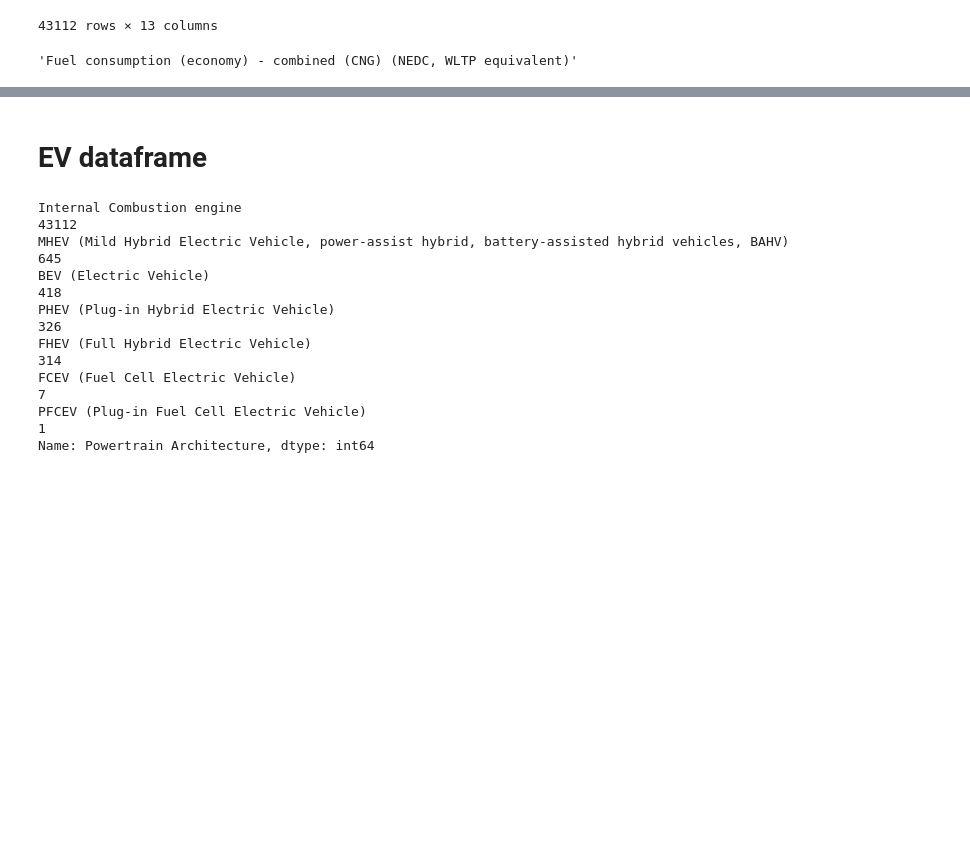
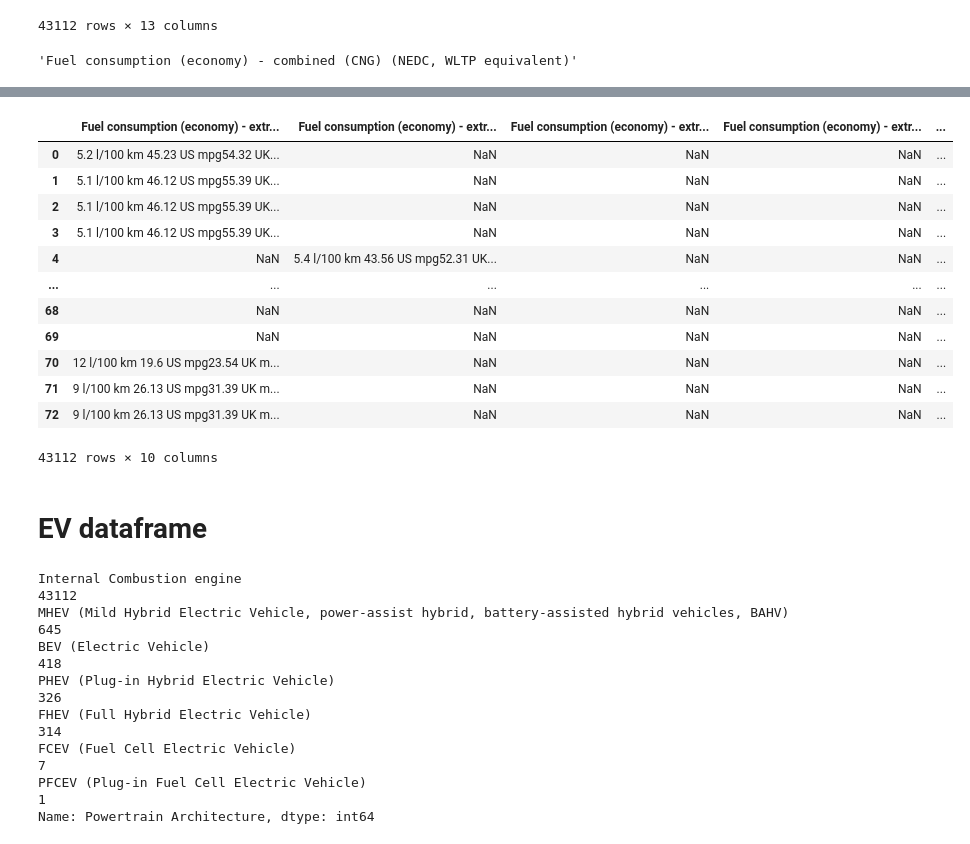
Before and after one commit to Cedric979/BEEV, a Jupyter notebook: Final Dataframe-Copy1.ipynb, the cells around one changed output, grey strips where cells are left out. Saved outputs shown, nothing was run; the diff lists cells and outputs as text; code cells hidden in the pictures; blank space fills up the shorter version.

```diff
--- a/Final Dataframe-Copy1.ipynb
+++ b/Final Dataframe-Copy1.ipynb
@@ -191,0 +263,26 @@ Name: 54, dtype: object
+# %%
+df_fuel_extra_urban = df_gev[['Fuel consumption (economy) - extra urban',
+ 'Fuel consumption (economy) - extra urban (NEDC)',
+ 'Fuel consumption (economy) - extra urban (LPG)',
+ 'Fuel consumption (economy) - extra urban (NEDC, WLTP equivalent)',
+ 'Fuel consumption (economy) - extra urban (CNG) (NEDC)',
+ 'Fuel consumption (economy) - extra urban (CNG)',
+ 'Fuel consumption (economy) - extra urban (Ethanol - E85)',
+ 'Fuel consumption (economy) - extra urban (LPG) (NEDC)',
+ 'Fuel consumption (economy) - extra urban (LPG) (NEDC, WLTP equivalent)',
+ 'Fuel consumption (economy) - extra urban (CNG) (NEDC, WLTP equivalent)']]
+df_fuel_extra_urban
+# %% [output]
+|  | Fuel consumption (economy) - extr... | Fuel consumption (economy) - extr... | Fuel consumption (economy) - extr... | Fuel consumption (economy) - extr... | ... |
+| 0 | 5.2 l/100 km 45.23 US mpg54.32 UK... | NaN | NaN | NaN | ... |
+| 1 | 5.1 l/100 km 46.12 US mpg55.39 UK... | NaN | NaN | NaN | ... |
+| 2 | 5.1 l/100 km 46.12 US mpg55.39 UK... | NaN | NaN | NaN | ... |
+| 3 | 5.1 l/100 km 46.12 US mpg55.39 UK... | NaN | NaN | NaN | ... |
+| 4 | NaN | 5.4 l/100 km 43.56 US mpg52.31 UK... | NaN | NaN | ... |
+| ... | ... | ... | ... | ... | ... |
+| 68 | NaN | NaN | NaN | NaN | ... |
+| 69 | NaN | NaN | NaN | NaN | ... |
+| 70 | 12 l/100 km 19.6 US mpg23.54 UK m... | NaN | NaN | NaN | ... |
+| 71 | 9 l/100 km 26.13 US mpg31.39 UK m... | NaN | NaN | NaN | ... |
+| 72 | 9 l/100 km 26.13 US mpg31.39 UK m... | NaN | NaN | NaN | ... |
+43112 rows × 10 columns
```
Also changed, not shown: parts of 12 cells of this notebook.
